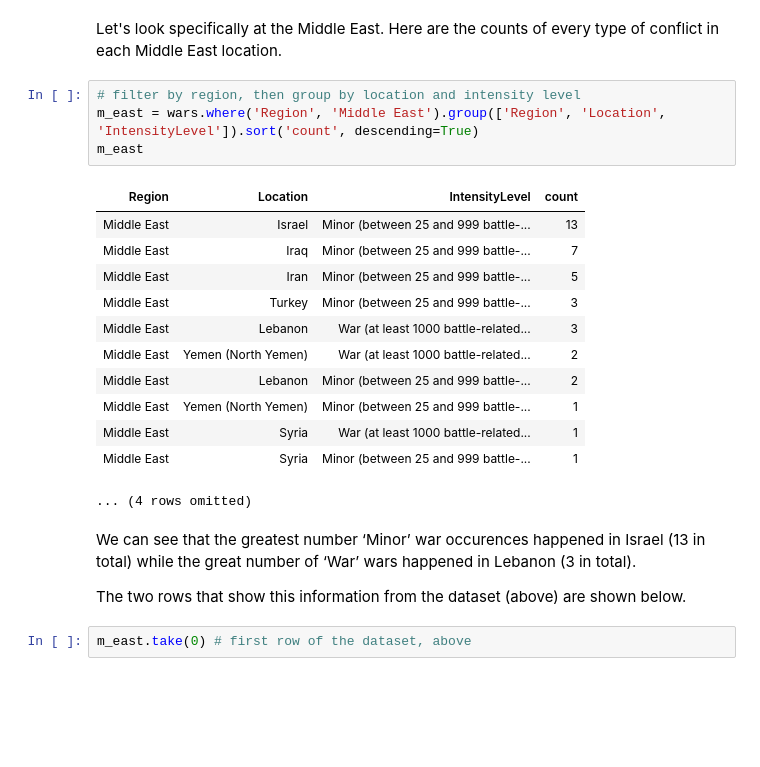
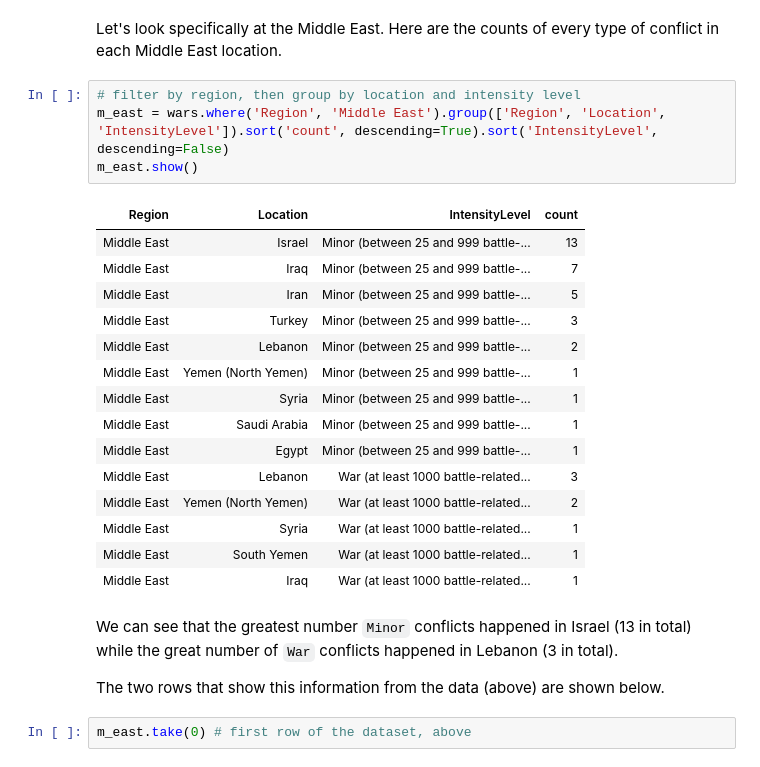
Before and after one commit to ds-modules/POLSCI-5, a Jupyter notebook: Civil Wars/CivilWars.ipynb, the cells around one changed output. Drawn from its saved outputs; the diff is of its cells as text; blank space fills up the shorter version.

```diff
--- a/Civil Wars/CivilWars.ipynb
+++ b/Civil Wars/CivilWars.ipynb
@@ -242,25 +230,28 @@ wars.group(['Region', 'IntensityLevel']).sort('count', descending=True).show() #
 Let's look specifically at the Middle East. Here are the counts of every type of conflict in each Middle East location.
 # %%
 # filter by region, then group by location and intensity level
-m_east = wars.where('Region', 'Middle East').group(['Region', 'Location', 'IntensityLevel']).sort('count', descending=True)
-m_east
+m_east = wars.where('Region', 'Middle East').group(['Region', 'Location', 'IntensityLevel']).sort('count', descending=True).sort('IntensityLevel', descending=False)
+m_east.show()
 # %% [output]
 | Region | Location | IntensityLevel | count |
 | Middle East | Israel | Minor (between 25 and 999 battle-... | 13 |
 | Middle East | Iraq | Minor (between 25 and 999 battle-... | 7 |
 | Middle East | Iran | Minor (between 25 and 999 battle-... | 5 |
 | Middle East | Turkey | Minor (between 25 and 999 battle-... | 3 |
+| Middle East | Lebanon | Minor (between 25 and 999 battle-... | 2 |
+| Middle East | Yemen (North Yemen) | Minor (between 25 and 999 battle-... | 1 |
+| Middle East | Syria | Minor (between 25 and 999 battle-... | 1 |
+| Middle East | Saudi Arabia | Minor (between 25 and 999 battle-... | 1 |
+| Middle East | Egypt | Minor (between 25 and 999 battle-... | 1 |
 | Middle East | Lebanon | War (at least 1000 battle-related... | 3 |
 | Middle East | Yemen (North Yemen) | War (at least 1000 battle-related... | 2 |
-| Middle East | Lebanon | Minor (between 25 and 999 battle-... | 2 |
-| Middle East | Yemen (North Yemen) | Minor (between 25 and 999 battle-... | 1 |
 | Middle East | Syria | War (at least 1000 battle-related... | 1 |
-| Middle East | Syria | Minor (between 25 and 999 battle-... | 1 |
+| Middle East | South Yemen | War (at least 1000 battle-related... | 1 |
+| Middle East | Iraq | War (at least 1000 battle-related... | 1 |
-... (4 rows omitted)
 # %% [markdown]
-We can see that the greatest number ‘Minor’ war occurences happened in Israel (13 in total) while the great number of ‘War’ wars happened in Lebanon (3 in total).
+We can see that the greatest number `Minor` conflicts happened in Israel (13 in total) while the great number of `War` conflicts happened in Lebanon (3 in total).
 
-The two rows that show this information from the dataset (above) are shown below.
+The two rows that show this information from the data (above) are shown below.
 # %%
 m_east.take(0) # first row of the dataset, above
 # %% [output]
```
Also changed, not shown: parts of 49 cells of this notebook, 2 other files.
